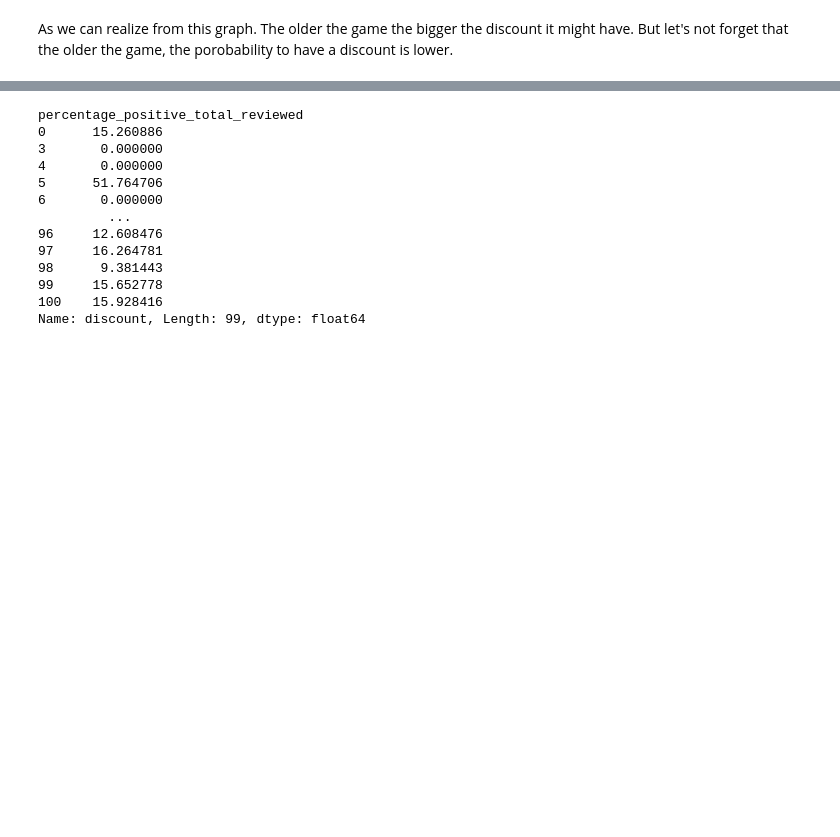
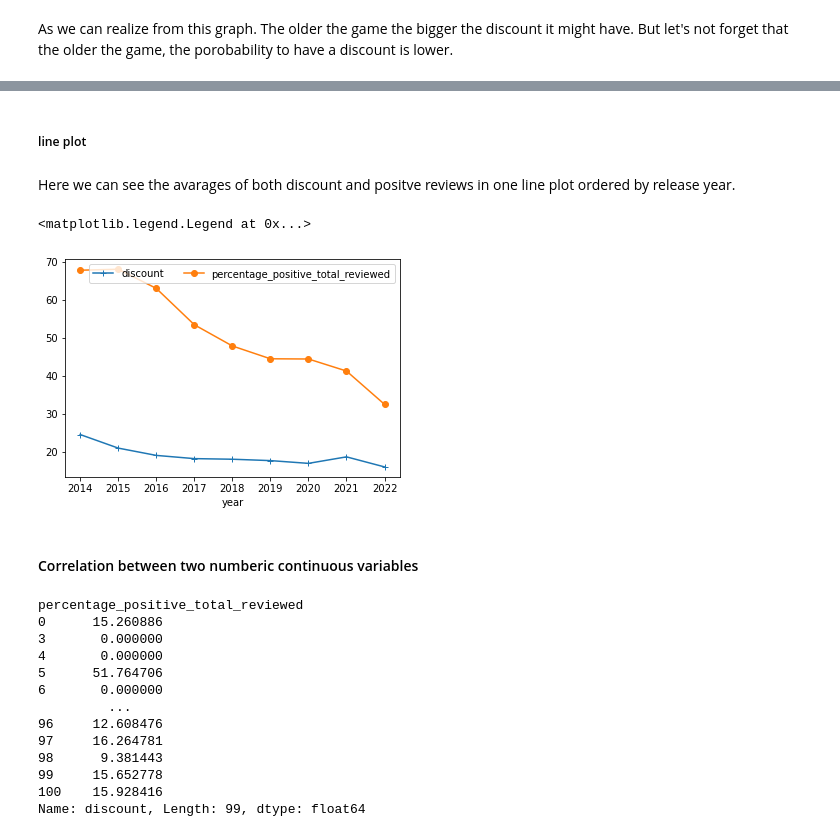
Before and after one commit to YuvalAvishid/Game_Discount_Predictor, a Jupyter notebook: Game_On_Sale.ipynb, the cells around one changed output, grey strips where cells are left out. Saved outputs shown, nothing was run; the diff lists cells and outputs as text; code cells hidden in the pictures; blank space fills up the shorter version.

Commit message:
Clean the code
added explanations and investigation results. reorganized the plots

```diff
--- a/Game_On_Sale.ipynb
+++ b/Game_On_Sale.ipynb
@@ -820,3 +908,15 @@ But let's not forget that the older the game, the porobability to have a discoun
+# %% [markdown]
+##### line plot
+# %% [markdown]
+Here we can see the avarages of both discount and positve reviews in one line plot ordered by release year.
+# %%
+plot_df = new_df.groupby(['year']).mean()[['discount', 'percentage_positive_total_reviewed']]
+plot_df.plot(style=['+-','o-']).legend(ncol=2)
+# %% [output]
+<matplotlib.legend.Legend at 0x...>
+[figure, added]
+# %% [markdown]
+#### Correlation between two numberic continuous variables
 # %%
 new_df.groupby('percentage_positive_total_reviewed').discount.mean()
 new_df.groupby('percentage_positive_total_reviewed').discount.mean().plot(kind='line')  #kind=line is used in order to obtain a line plot\n",
```
Also changed, not shown: parts of 61 cells of this notebook.
